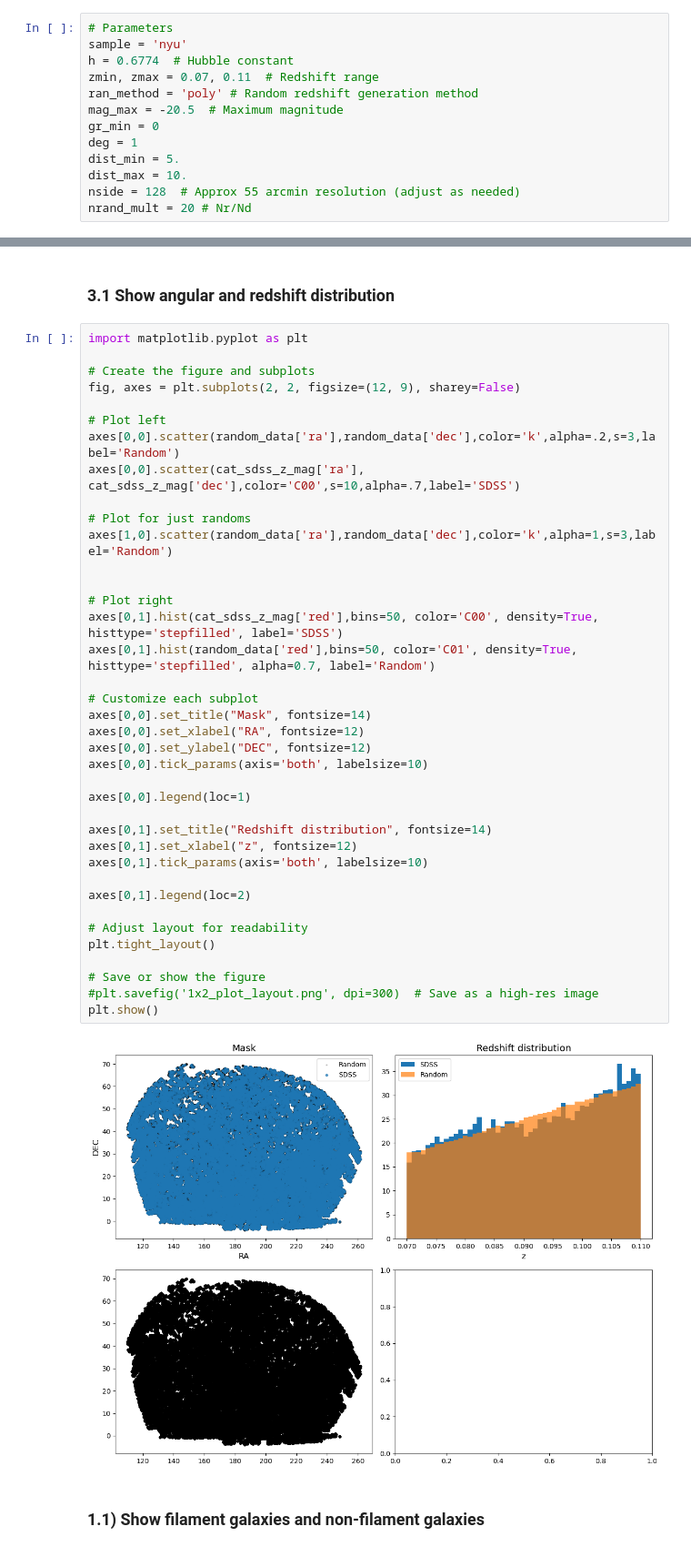
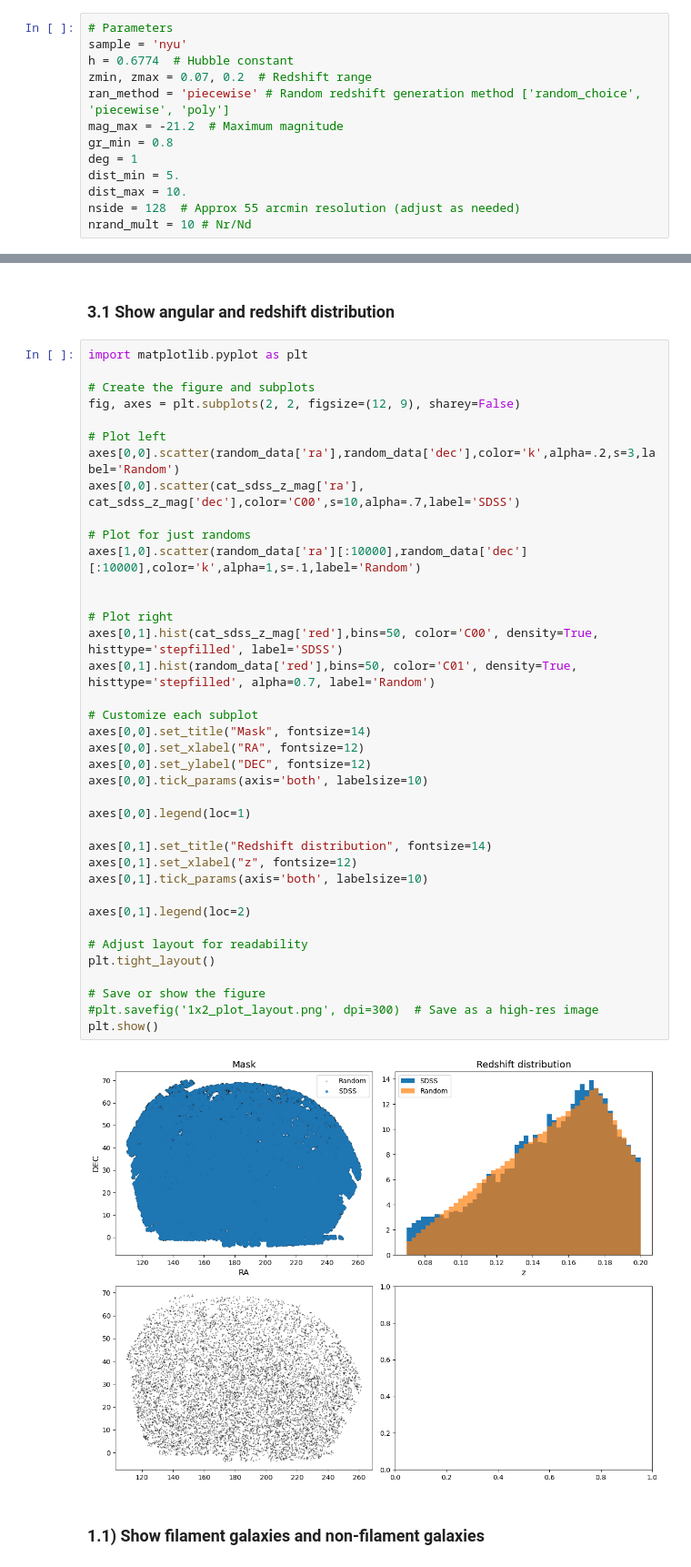
Before and after one commit to FedeDavilaKurban/filbao, a Jupyter notebook: main.ipynb, the cells around one changed output, grey strips where cells are left out. Shown at 91% size. Drawn from its saved outputs; the diff is of its cells as text.

```diff
--- a/main.ipynb
+++ b/main.ipynb
@@ -24,15 +24,15 @@
 # Parameters
 sample = 'nyu'
 h = 0.6774  # Hubble constant
-zmin, zmax = 0.07, 0.11  # Redshift range
-ran_method = 'poly' # Random redshift generation method
-mag_max = -20.5  # Maximum magnitude
-gr_min = 0
+zmin, zmax = 0.07, 0.2  # Redshift range
+ran_method = 'piecewise' # Random redshift generation method ['random_choice', 'piecewise', 'poly']
+mag_max = -21.2  # Maximum magnitude
+gr_min = 0.8
 deg = 1
 dist_min = 5.
 dist_max = 10.
 nside = 128  # Approx 55 arcmin resolution (adjust as needed)
-nrand_mult = 20 # Nr/Nd
+nrand_mult = 10 # Nr/Nd
 # %%
 def build_cdf_from_line(data, vmin, vmax, num_points=10000):
 
@@ -221,35 +223,35 @@ axes[0,0].scatter(random_data['ra'],random_data['dec'],color='k',alpha=.2,s=3,la
 axes[0,0].scatter(cat_sdss_z_mag['ra'], cat_sdss_z_mag['dec'],color='C00',s=10,alpha=.7,label='SDSS')
 
 # Plot for just randoms
-axes[1,0].scatter(random_data['ra'],random_data['dec'],color='k',alpha=1,s=3,label='Random')
+axes[1,0].scatter(random_data['ra'][:10000],random_data['dec'][:10000],color='k',alpha=1,s=.1,label='Random')
 
 
 # Plot right
 axes[0,1].hist(cat_sdss_z_mag['red'],bins=50, color='C00', density=True, histtype='stepfilled', label='SDSS')
 axes[0,1].hist(random_data['red'],bins=50, color='C01', density=True, histtype='stepfilled', alpha=0.7, label='Random')
 
 # Customize each subplot
 axes[0,0].set_title("Mask", fontsize=14)
 axes[0,0].set_xlabel("RA", fontsize=12)
 axes[0,0].set_ylabel("DEC", fontsize=12)
 axes[0,0].tick_params(axis='both', labelsize=10)
 
 axes[0,0].legend(loc=1)
 
 axes[0,1].set_title("Redshift distribution", fontsize=14)
 axes[0,1].set_xlabel("z", fontsize=12)
 axes[0,1].tick_params(axis='both', labelsize=10)
 
 axes[0,1].legend(loc=2)
 
 # Adjust layout for readability
 plt.tight_layout()
 
 # Save or show the figure
 #plt.savefig('1x2_plot_layout.png', dpi=300)  # Save as a high-res image
 plt.show()
 # %% [output]
-[figure, old version]
+[figure, new version]
 # %% [markdown]
 ### 1.1) Show filament galaxies and non-filament galaxies
 # %%
```
Also changed, not shown: parts of 11 cells of this notebook.
